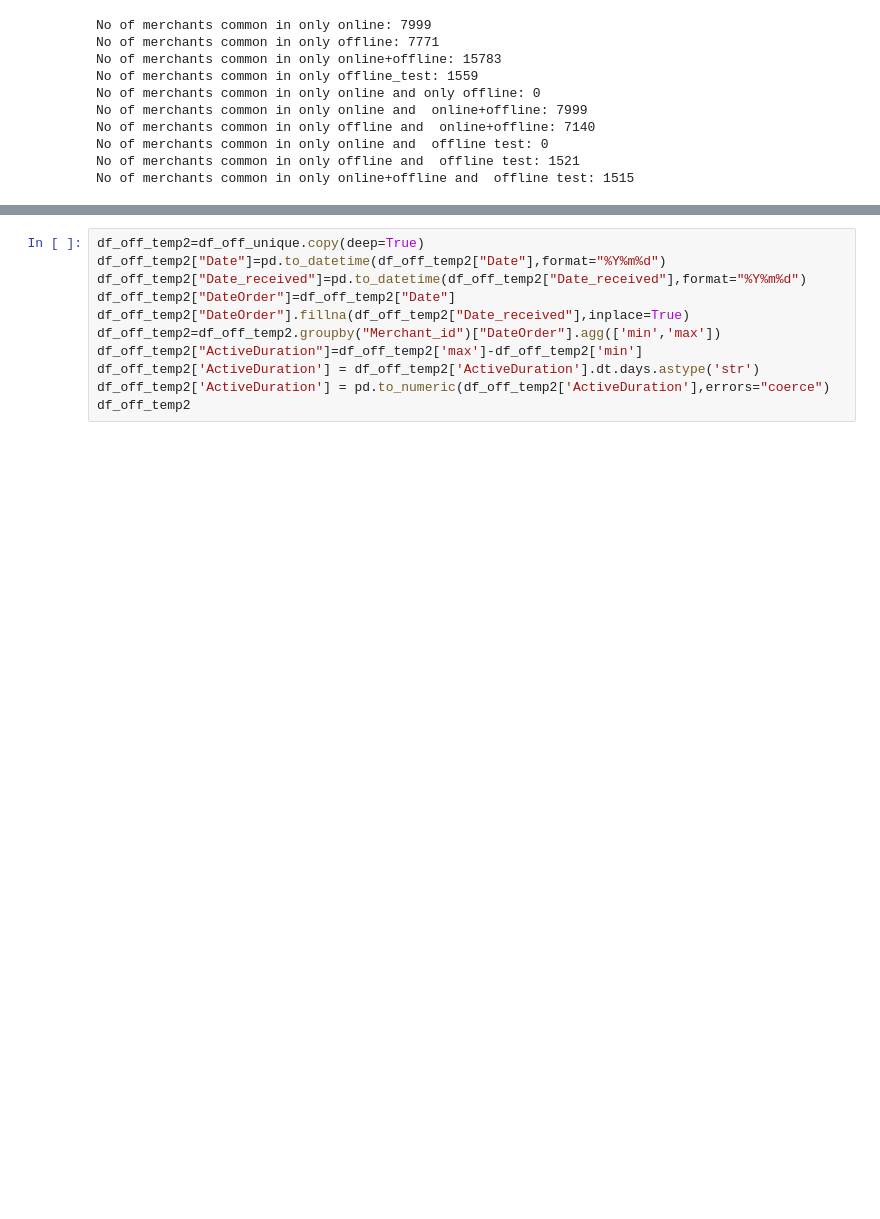
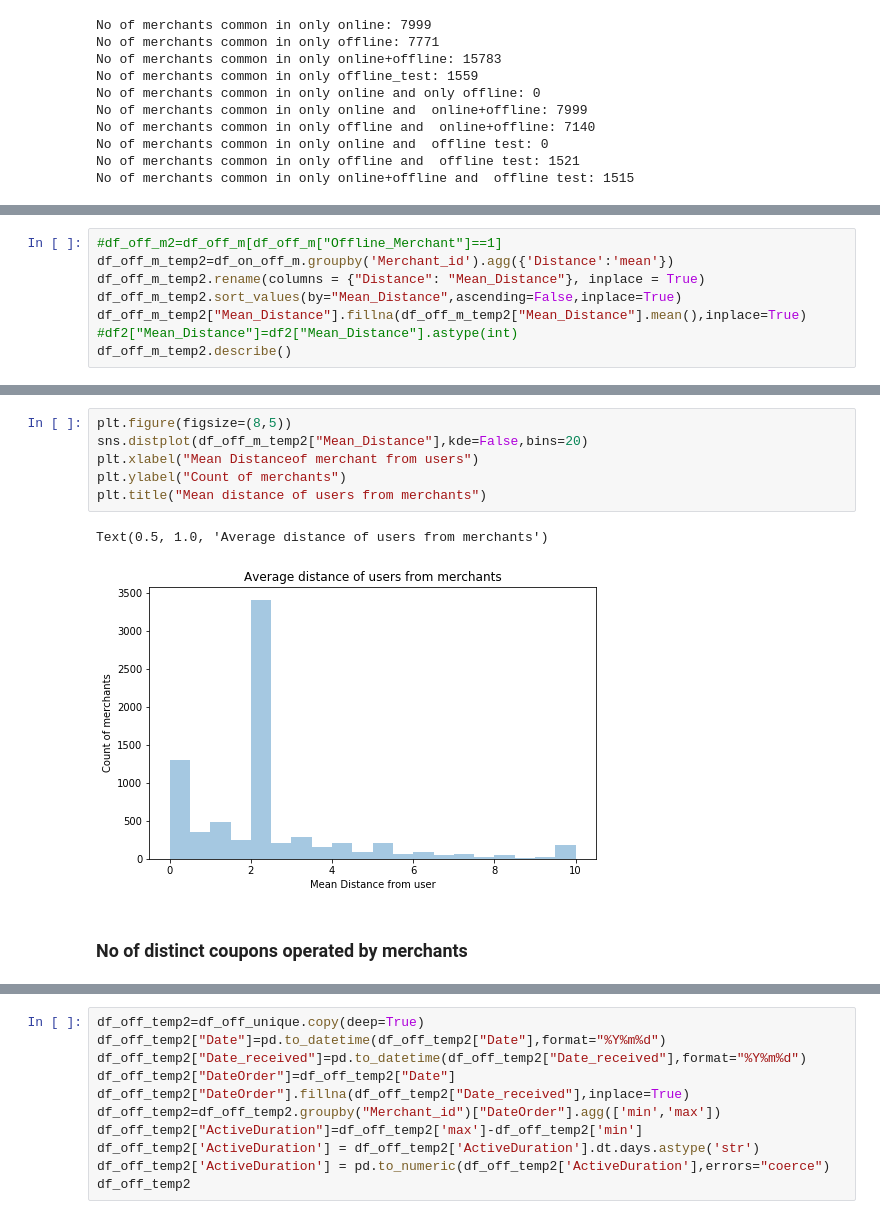
Before and after one commit to sinha-pulaks/O2O-coupon-redemption, a Jupyter notebook: O2O_coupon_prediction.ipynb, the cells around one changed output, grey strips where cells are left out. Cells and saved outputs as stored; diff of their text form; blank space fills up the shorter version.

```diff
--- a/O2O_coupon_prediction.ipynb
+++ b/O2O_coupon_prediction.ipynb
@@ -2959,0 +2568,8 @@ df_off_temp2
+# %%
+#df_off_m2=df_off_m[df_off_m["Offline_Merchant"]==1]
+df_off_m_temp2=df_on_off_m.groupby('Merchant_id').agg({'Distance':'mean'})
+df_off_m_temp2.rename(columns = {"Distance": "Mean_Distance"}, inplace = True)
+df_off_m_temp2.sort_values(by="Mean_Distance",ascending=False,inplace=True)
+df_off_m_temp2["Mean_Distance"].fillna(df_off_m_temp2["Mean_Distance"].mean(),inplace=True)
+#df2["Mean_Distance"]=df2["Mean_Distance"].astype(int)
+df_off_m_temp2.describe()
@@ -2959,0 +2586,11 @@ df_off_temp2
+# %%
+plt.figure(figsize=(8,5))
+sns.distplot(df_off_m_temp2["Mean_Distance"],kde=False,bins=20)
+plt.xlabel("Mean Distanceof merchant from users")
+plt.ylabel("Count of merchants")
+plt.title("Mean distance of users from merchants")
+# %% [output]
+Text(0.5, 1.0, 'Average distance of users from merchants')
+[figure, added]
+# %% [markdown]
+### No of distinct coupons operated by merchants
```
Also changed, not shown: parts of 75 cells of this notebook.
